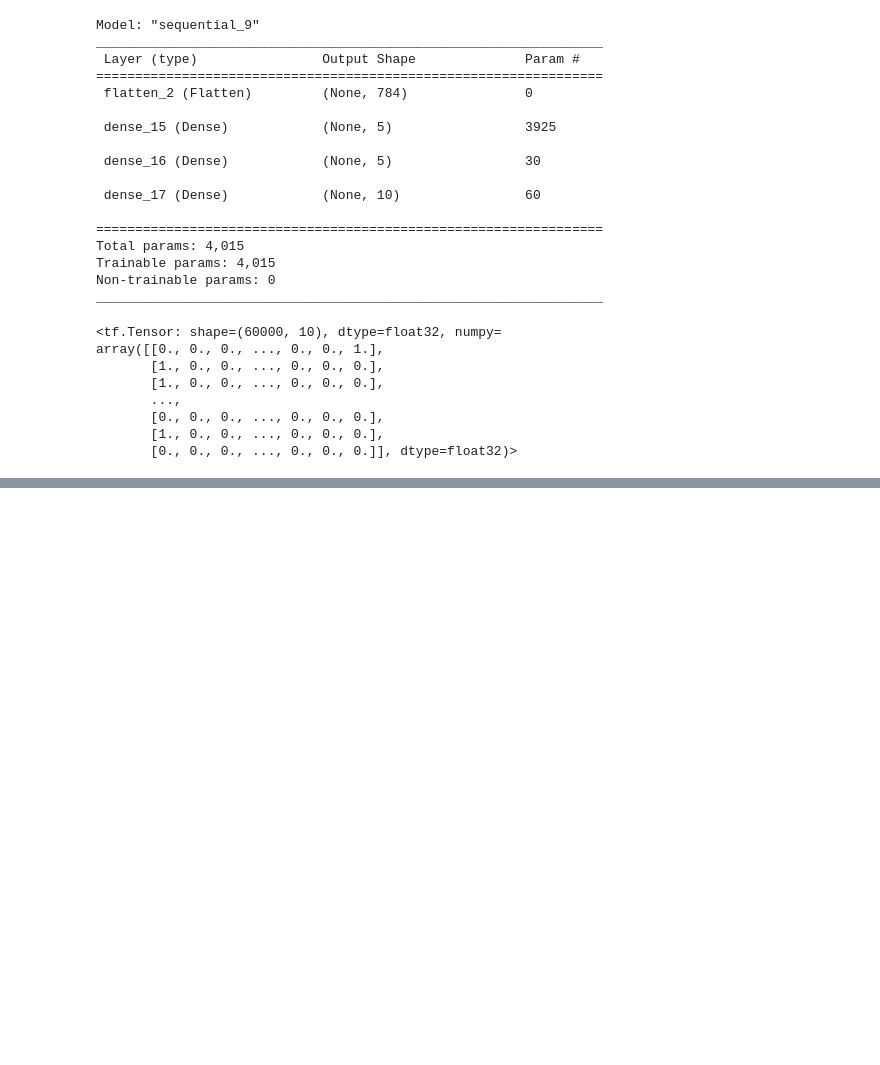
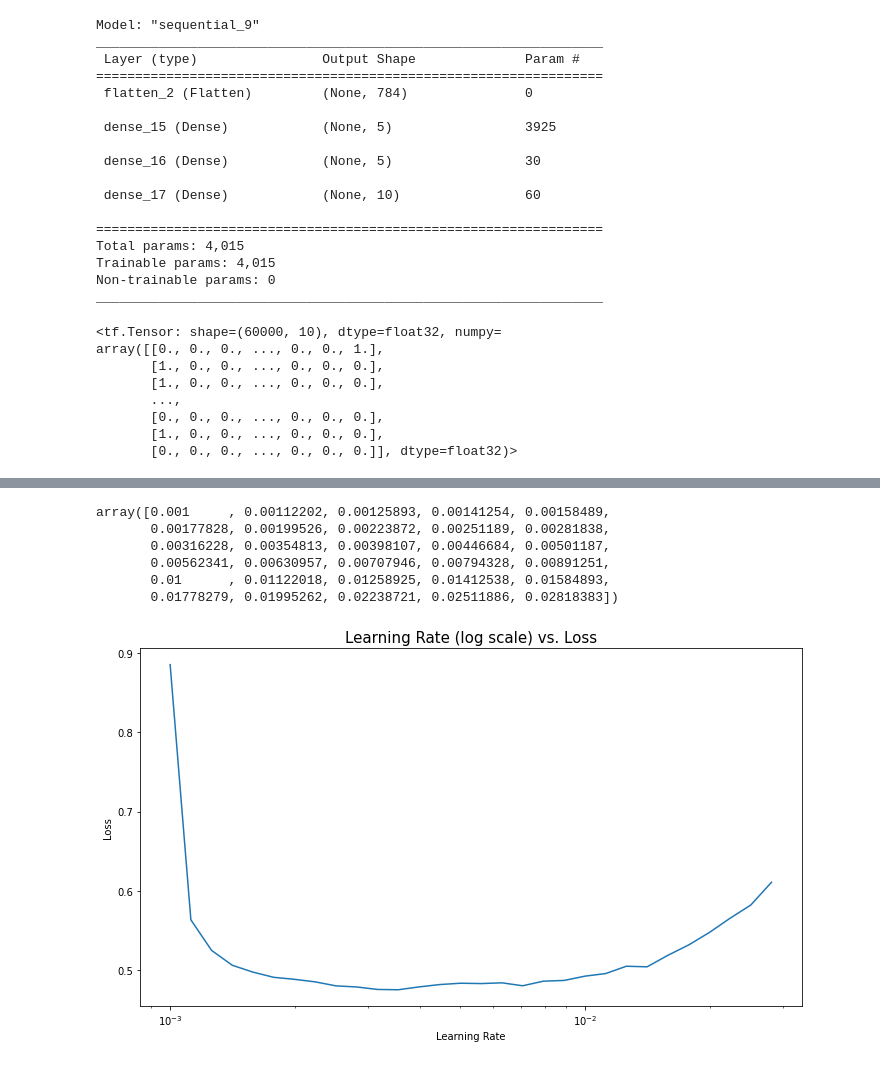
Before and after one commit to chineidu/NLP-Tutorial, a Jupyter notebook: notebook/03_tensorflow/03_classification_with_tf.ipynb, the cells around one changed output, grey strips where cells are left out. Cells and saved outputs as stored; diff of their text form; code cells hidden in the pictures; blank space fills up the shorter version.

```diff
--- a/notebook/03_tensorflow/03_classification_with_tf.ipynb
+++ b/notebook/03_tensorflow/03_classification_with_tf.ipynb
@@ -1126,0 +1136,28 @@ pd.DataFrame()
+# %%
+# Build
+tf.random.set_seed(SEED)
+
+model_9 = tf.keras.Sequential([
+    tf.keras.layers.Flatten(input_shape=train_data_scaled.shape[-2:]),
+    tf.keras.layers.Dense(units=5, activation="relu"),
+    tf.keras.layers.Dense(units=5, activation="relu"),
+    tf.keras.layers.Dense(units=10, activation="sigmoid")
+])
+
+# Compile
+model_9.compile(loss=tf.keras.losses.SparseCategoricalCrossentropy(),
+                optimizer=tf.keras.optimizers.Adam(),
+                metrics=['accuracy'])
+
+# Learning rate callback
+lr_scheduler = (tf.keras.callbacks
+                .LearningRateScheduler(schedule=lambda epochs: 1e-3 * 10 ** (epochs/20))
+                )
+
+# Fit
+epochs = 30
+history_9 = model_9.fit(train_data_scaled,
+            train_labels, epochs=epochs,
+            callbacks=[lr_scheduler],
+            validation_data=(validation_data_scaled, validation_labels)
+            )
@@ -1126,0 +1182,21 @@ pd.DataFrame()
+# %%
+learning_rates = 1e-3 * 10 ** (np.arange(epochs) / 20)
+learning_rates
+# %% [output]
+array([0.001     , 0.00112202, 0.00125893, 0.00141254, 0.00158489,
+       0.00177828, 0.00199526, 0.00223872, 0.00251189, 0.00281838,
+       0.00316228, 0.00354813, 0.00398107, 0.00446684, 0.00501187,
+       0.00562341, 0.00630957, 0.00707946, 0.00794328, 0.00891251,
+       0.01      , 0.01122018, 0.01258925, 0.01412538, 0.01584893,
+       0.01778279, 0.01995262, 0.02238721, 0.02511886, 0.02818383])
+# %%
+plt.figure(figsize=(10, 6))
+plt.semilogx(learning_rates, history_9.history.get("loss"))
+# plt.plot(learning_rates, history_9.history.get("loss"))
+plt.xlabel("Learning Rate")
+plt.ylabel("Loss")
+plt.title("Learning Rate (log scale) vs. Loss", size=15)
+plt.tight_layout()
+plt.show()
+# %% [output]
+[figure, added]
```
Also changed, not shown: parts of 36 cells of this notebook.
